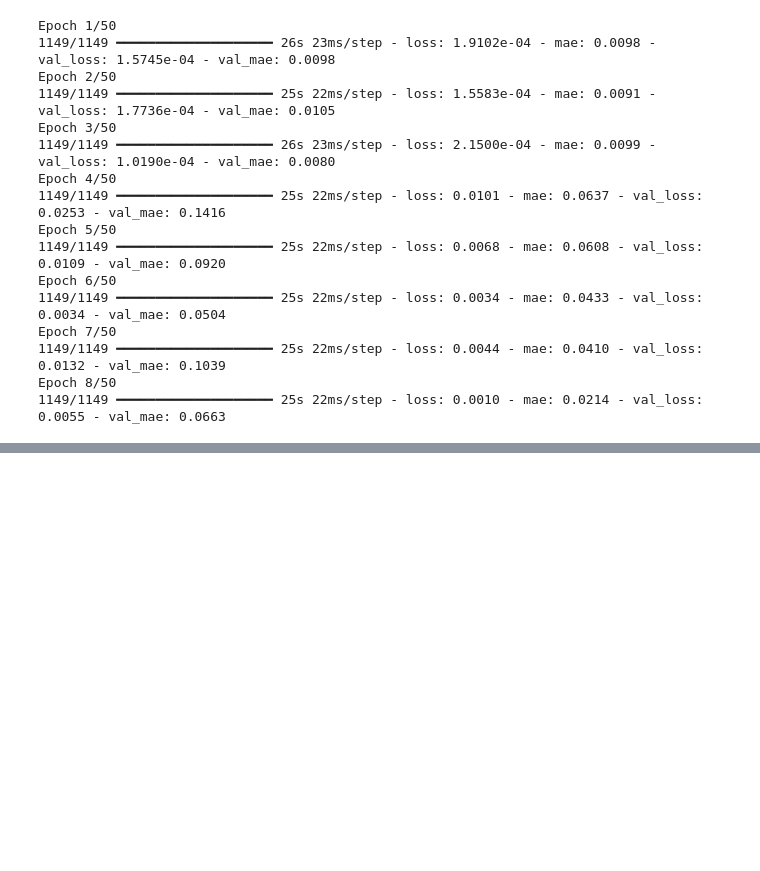
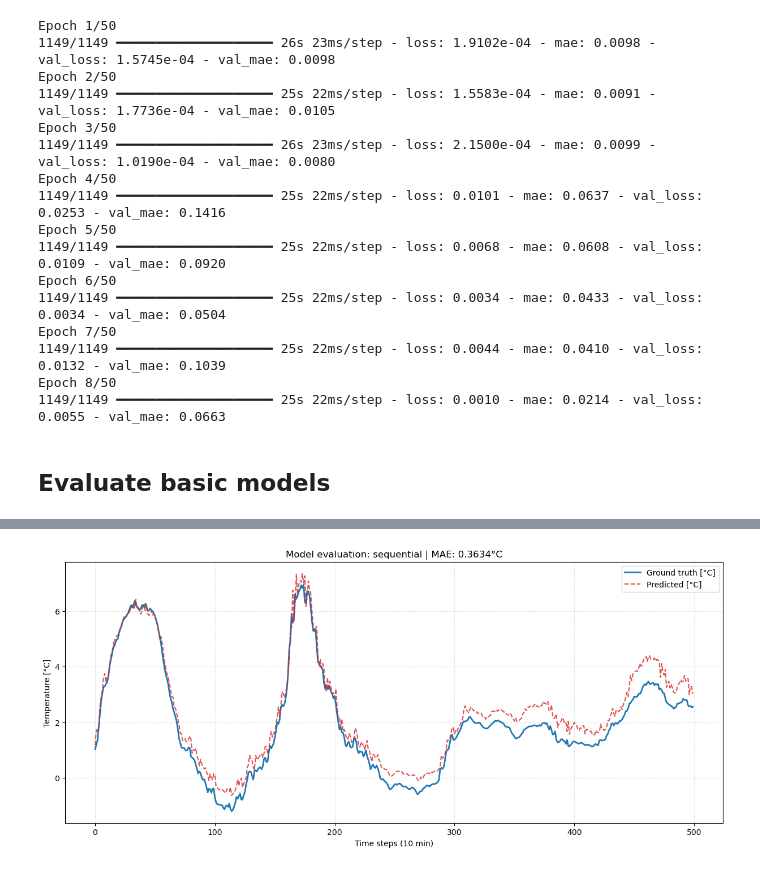
Before and after one commit to MrWlobo/Weather-Forecasting, a Jupyter notebook: main.ipynb, the cells around one changed output, grey strips where cells are left out. Saved outputs shown, nothing was run; the diff lists cells and outputs as text; code cells hidden in the pictures; blank space fills up the shorter version.

Commit message:
Building optimized models

```diff
--- a/main.ipynb
+++ b/main.ipynb
@@ -364,3 +362,33 @@ Epoch 7/50
 1149/1149 ━━━━━━━━━━━━━━━━━━━━ 25s 22ms/step - loss: 0.0044 - mae: 0.0410 - val_loss: 0.0132 - val_mae: 0.1039
 Epoch 8/50
 1149/1149 ━━━━━━━━━━━━━━━━━━━━ 25s 22ms/step - loss: 0.0010 - mae: 0.0214 - val_loss: 0.0055 - val_mae: 0.0663
+# %% [markdown]
+## Evaluate basic models
+# %%
+def plot_celsius_predictions(model, X_data, y_true_scaled, scaler, n_steps=500):
+    y_pred_scaled = model.predict(X_data)
+
+    def to_celsius(data_scaled):
+        dummy = np.zeros((len(data_scaled), 8))
+        dummy[:, 0] = data_scaled.flatten()
+        return scaler.inverse_transform(dummy)[:, 0]
+
+    y_pred_celsius = to_celsius(y_pred_scaled)
+    y_true_celsius = to_celsius(y_true_scaled)
+
+    mae_celsius = np.mean(np.abs(y_true_celsius - y_pred_celsius))
+    rmse_celsius = np.sqrt(np.mean((y_true_celsius - y_pred_celsius)**2))
+
+    plt.figure(figsize=(15, 6))
+    plt.plot(y_true_celsius[:n_steps], label="Ground truth [°C]", color="#1f77b4", linewidth=2)
+    plt.plot(y_pred_celsius[:n_steps], label="Predicted [°C]", color="#d62728", linestyle="--", alpha=0.8)
+
+    plt.title(f"Model evaluation: {model.name} | MAE: {mae_celsius:.4f}°C")
+    plt.xlabel("Time steps (10 min)")
+    plt.ylabel("Temperature [°C]")
+    plt.legend()
+    plt.grid(True, linestyle=':', alpha=0.6)
+    plt.show()
+# %%
+plot_celsius_predictions(rnn_basic, X_test, y_test, scaler)
+# %% [output]
@@ -366,0 +396 @@ Epoch 8/50
+[figure, added]
```
Also changed, not shown: parts of 11 cells of this notebook.
